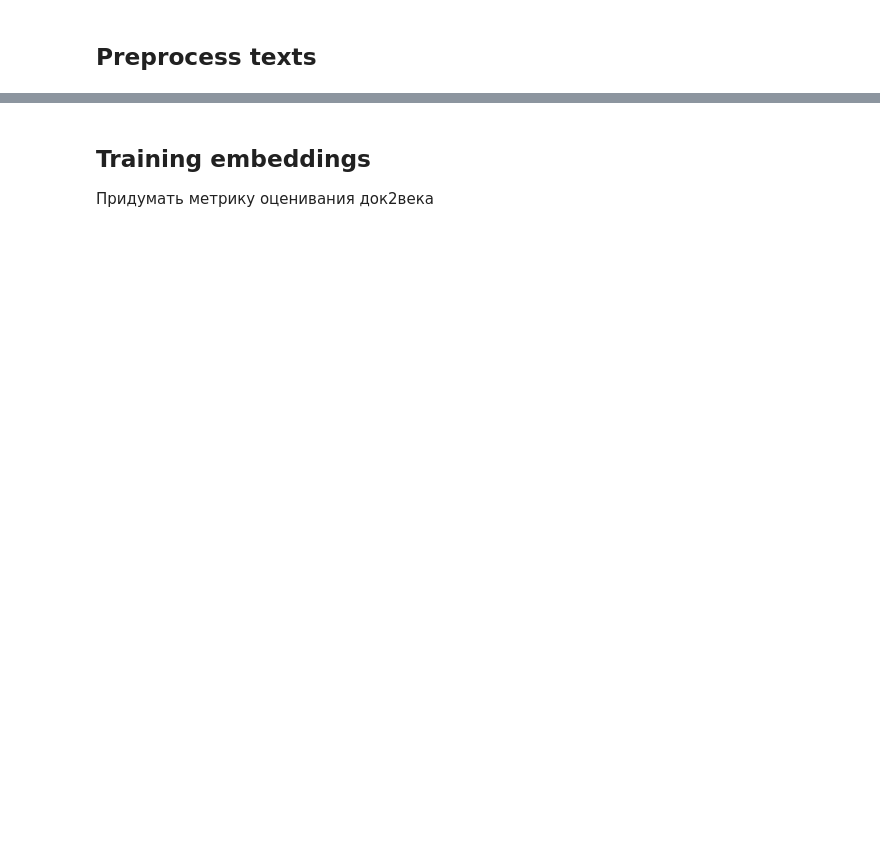
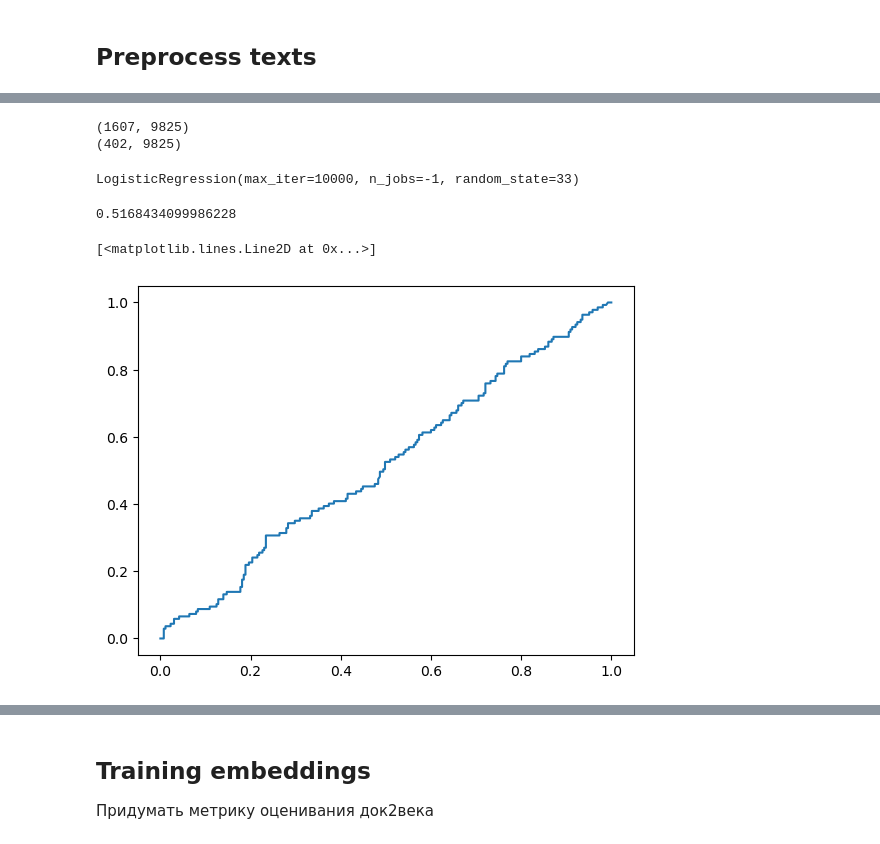
Before and after one commit to PBspacey/wb-category-analysis, a Jupyter notebook: models/nlp_preprocess.ipynb, the cells around one changed output, grey strips where cells are left out. Saved outputs shown, nothing was run; the diff lists cells and outputs as text; code cells hidden in the pictures; blank space fills up the shorter version.

```diff
--- a/models/nlp_preprocess.ipynb
+++ b/models/nlp_preprocess.ipynb
@@ -109,0 +127,35 @@ preprocessed_df
+# %%
+tfidf_train = tfidf_1.fit_transform(train['comment'])
+tfidf_test = tfidf_1.transform(test['comment'])
+
+print(tfidf_train.shape)
+print(tfidf_test.shape)
+# %% [output]
+(1607, 9825)
+(402, 9825)
+# %%
+lr = LogisticRegression(
+    solver='lbfgs',
+    random_state=33,
+    max_iter=10000,
+    n_jobs=-1
+)
+# %%
+lr.fit(tfidf_train, train['target'])
+# %% [output]
+LogisticRegression(max_iter=10000, n_jobs=-1, random_state=33)
+# %%
+pred = lr.predict_proba(tfidf_test)
+
+roc_auc_score(test['target'], pred[:,0])
+# %% [output]
+0.5168434099986228
+# %%
+import matplotlib.pyplot as plt
+
+fpr, tpr, thres = roc_curve(test['target'], pred[:,0])
+
+plt.plot(fpr, tpr)
+# %% [output]
+[<matplotlib.lines.Line2D at 0x...>]
+[figure, added]
```
Also changed, not shown: parts of 50 cells of this notebook, 8 other files.
